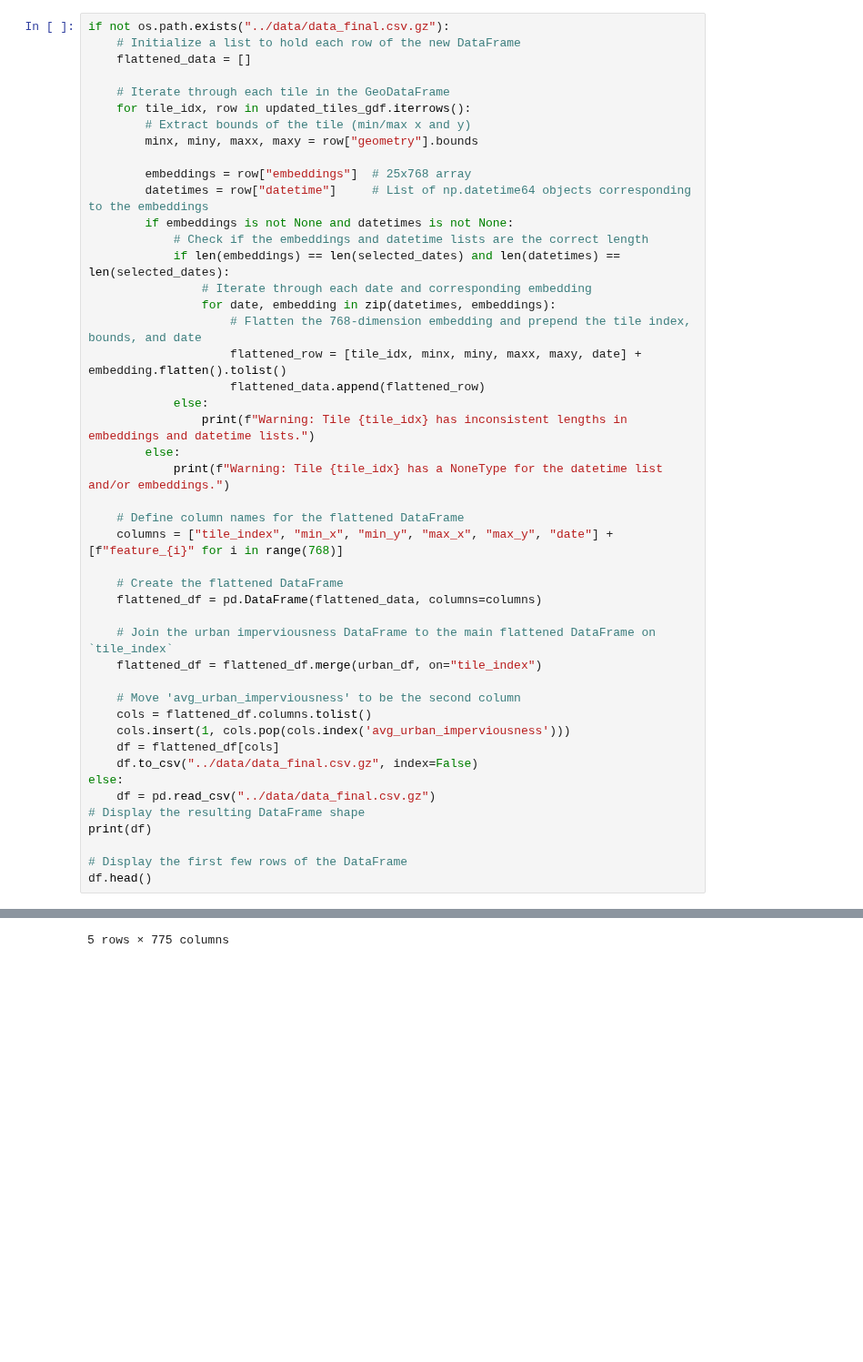
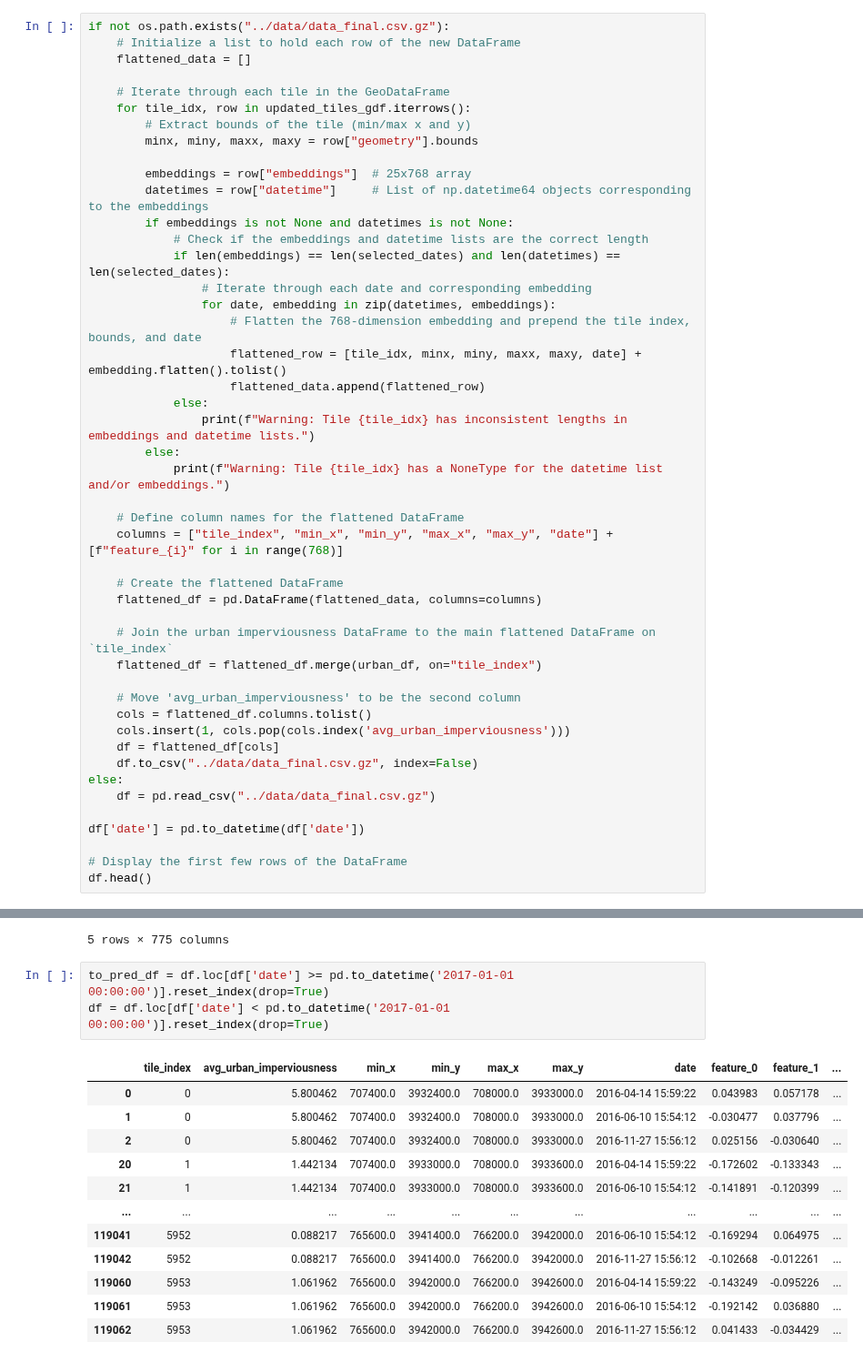
Before and after one commit to benton-tripp/urban-clay, a Jupyter notebook: notebooks/generate-embeddings.ipynb, the cells around one changed output, grey strips where cells are left out. Shown at 91% size. Cells and saved outputs as stored; diff of their text form; blank space fills up the shorter version.

```diff
--- a/notebooks/generate-embeddings.ipynb
+++ b/notebooks/generate-embeddings.ipynb
@@ -376,8 +376,8 @@ if not os.path.exists("../data/data_final.csv.gz"):
     df.to_csv("../data/data_final.csv.gz", index=False)
 else:
     df = pd.read_csv("../data/data_final.csv.gz")
-# Display the resulting DataFrame shape
-print(df)
+
+df['date'] = pd.to_datetime(df['date'])
 
 # Display the first few rows of the DataFrame
 df.head()
@@ -406,3 +406,19 @@ df.head()
 | 3 | 0 | 5.800462 | 707400.0 | 3932400.0 | 708000.0 | 3933000.0 | 2017-08-19 15:48:59 | 0.060319 | -0.070660 | ... |
 | 4 | 0 | 5.800462 | 707400.0 | 3932400.0 | 708000.0 | 3933000.0 | 2017-11-30 16:06:19 | -0.029372 | 0.051265 | ... |
 5 rows × 775 columns
+# %%
+to_pred_df = df.loc[df['date'] >= pd.to_datetime('2017-01-01 00:00:00')].reset_index(drop=True)
+df = df.loc[df['date'] < pd.to_datetime('2017-01-01 00:00:00')].reset_index(drop=True)
+# %% [output]
+|  | tile_index | avg_urban_imperviousness | min_x | min_y | max_x | max_y | date | feature_0 | feature_1 | ... |
+| 0 | 0 | 5.800462 | 707400.0 | 3932400.0 | 708000.0 | 3933000.0 | 2016-04-14 15:59:22 | 0.043983 | 0.057178 | ... |
+| 1 | 0 | 5.800462 | 707400.0 | 3932400.0 | 708000.0 | 3933000.0 | 2016-06-10 15:54:12 | -0.030477 | 0.037796 | ... |
+| 2 | 0 | 5.800462 | 707400.0 | 3932400.0 | 708000.0 | 3933000.0 | 2016-11-27 15:56:12 | 0.025156 | -0.030640 | ... |
+| 20 | 1 | 1.442134 | 707400.0 | 3933000.0 | 708000.0 | 3933600.0 | 2016-04-14 15:59:22 | -0.172602 | -0.133343 | ... |
+| 21 | 1 | 1.442134 | 707400.0 | 3933000.0 | 708000.0 | 3933600.0 | 2016-06-10 15:54:12 | -0.141891 | -0.120399 | ... |
+| ... | ... | ... | ... | ... | ... | ... | ... | ... | ... | ... |
+| 119041 | 5952 | 0.088217 | 765600.0 | 3941400.0 | 766200.0 | 3942000.0 | 2016-06-10 15:54:12 | -0.169294 | 0.064975 | ... |
+| 119042 | 5952 | 0.088217 | 765600.0 | 3941400.0 | 766200.0 | 3942000.0 | 2016-11-27 15:56:12 | -0.102668 | -0.012261 | ... |
+| 119060 | 5953 | 1.061962 | 765600.0 | 3942000.0 | 766200.0 | 3942600.0 | 2016-04-14 15:59:22 | -0.143249 | -0.095226 | ... |
+| 119061 | 5953 | 1.061962 | 765600.0 | 3942000.0 | 766200.0 | 3942600.0 | 2016-06-10 15:54:12 | -0.192142 | 0.036880 | ... |
+| 119062 | 5953 | 1.061962 | 765600.0 | 3942000.0 | 766200.0 | 3942600.0 | 2016-11-27 15:56:12 | 0.041433 | -0.034429 | ... |
```
Also changed, not shown: parts of 1 cell of this notebook, 1 other file.
